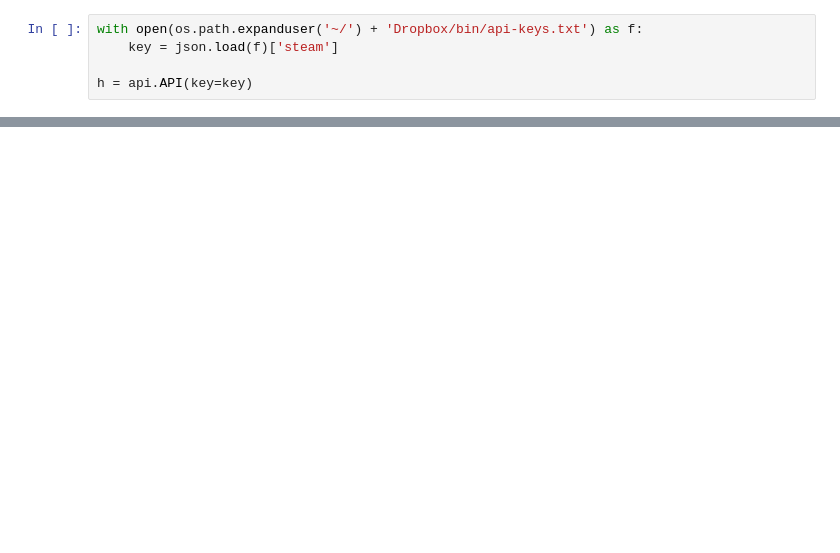
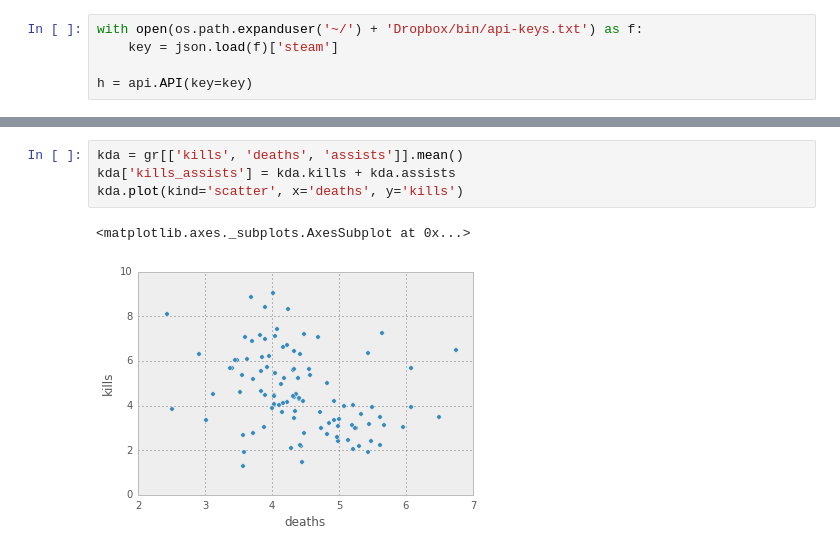
Before and after one commit to TomAugspurger/dota, a Jupyter notebook: examples/Pro Matches.ipynb, the cells around one changed output, grey strips where cells are left out. Saved outputs shown, nothing was run; the diff lists cells and outputs as text; blank space fills up the shorter version.

```diff
--- a/examples/Pro Matches.ipynb
+++ b/examples/Pro Matches.ipynb
@@ -103,0 +56,7 @@ counts.
+# %%
+kda = gr[['kills', 'deaths', 'assists']].mean()
+kda['kills_assists'] = kda.kills + kda.assists
+kda.plot(kind='scatter', x='deaths', y='kills')
+# %% [output]
+<matplotlib.axes._subplots.AxesSubplot at 0x...>
+[figure, added]
```
Also changed, not shown: parts of 16 cells of this notebook.
